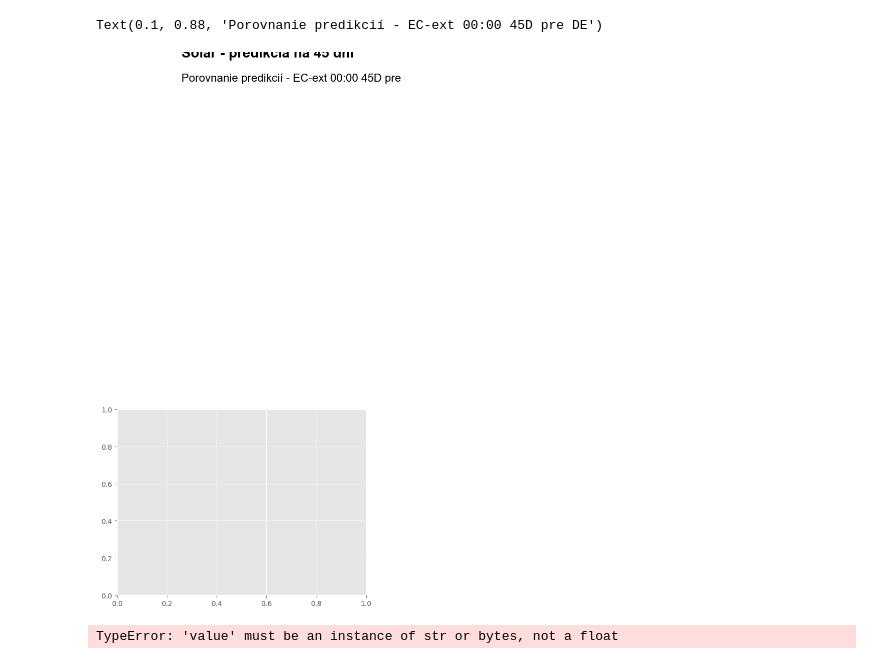
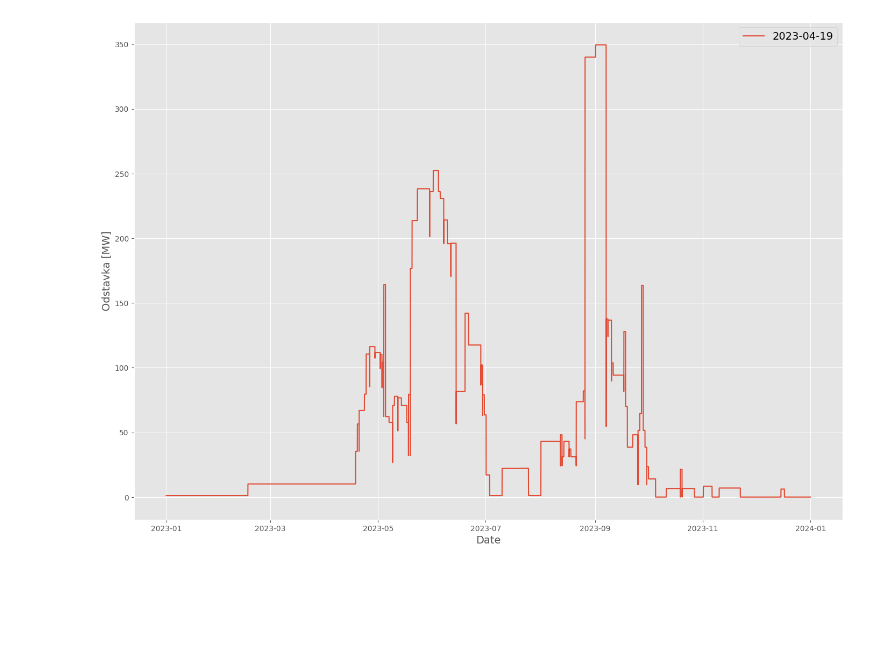
Before and after one commit to dariolamaj/GASSCO_ODSTAVKY, a Jupyter notebook: gassco.ipynb, the cells around one changed output. Cells and saved outputs as stored; diff of their text form; code cells hidden in the pictures; blank space fills up the shorter version.

```diff
--- a/gassco.ipynb
+++ b/gassco.ipynb
@@ -69,34 +112,0 @@ subtitle = 'Porovnanie predikcií - EC-ext 00:00 45D pre DE'
-# %%
-
-
-
-# add title + subtitle to plot
-
-plt.text(
-x = 0.1,y = 0.92,s = title,fontname = 'Arial',
-fontsize = 20,fontweight='bold', ha='left',transform = fig.transFigure
-)
-
-plt.text(
-x = 0.1,y = 0.88,s = subtitle,fontname = 'Arial',
-fontsize = 16,ha = 'left',transform = fig.transFigure
-)
-# %% [output]
-Text(0.1, 0.88, 'Porovnanie predikcií - EC-ext 00:00 45D pre DE')
-[figure, removed]
-# %%
-ax1.plot(df.index, df.iloc[:,2], label = df.columns[2],linewidth=2.5)
-ax1.plot(df.index, df.iloc[:,3], label = df.columns[3], linestyle = '--',linewidth=2)
-ax1.plot(df.index, df.iloc[:,0], label = df.columns[0],linewidth=5, alpha = 0.4)
-ax1.plot(df.index, df.iloc[:,1], label = df.columns[1],linewidth=2, marker = 'o',markersize=3)
-
-ax2.plot(df.index, df.iloc[:,5], label = df.columns[5], linewidth=2)
-ax2.plot(df.index, df.iloc[:,6], label = df.columns[6], linestyle = '--',linewidth=2)
-ax2.plot(df.index, df.iloc[:,4], label = df.columns[4] ,linewidth=2.5)
-ax2.plot(df.index, df.iloc[:,7], label = df.columns[7],linewidth=2, marker = 'o',markersize=2)
-
-ax2.axhline(y=0, color = 'k', linewidth=2)
-
-ax2.axhline(y = df.iloc[:,4].mean(),color = 'tab:purple', label = df.columns[4] ,linewidth=1.5)
-# %% [output]
-TypeError: 'value' must be an instance of str or bytes, not a float
@@ -286,0 +113,18 @@ plt.show()
+# %%
+# group by Retrieved column
+grouped = new_df.groupby(new_df['Retrieved'])
+
+# create a new figure
+fig, ax = plt.subplots(figsize=(17, 12))
+
+# iterate over groups and plot a line for each group
+for group_name, group_data in grouped:
+    ax.plot(group_data.index, group_data['Odstavka'], label=group_name)
+
+# set labels, legend, and grid
+ax.set_xlabel('Date', fontsize=14)
+ax.set_ylabel('Odstavka [MW]', fontsize=14)
+ax.legend(fontsize=14)
+ax.grid(True)
+# %% [output]
+[figure, added]
```
Also changed, not shown: parts of 15 cells of this notebook.
